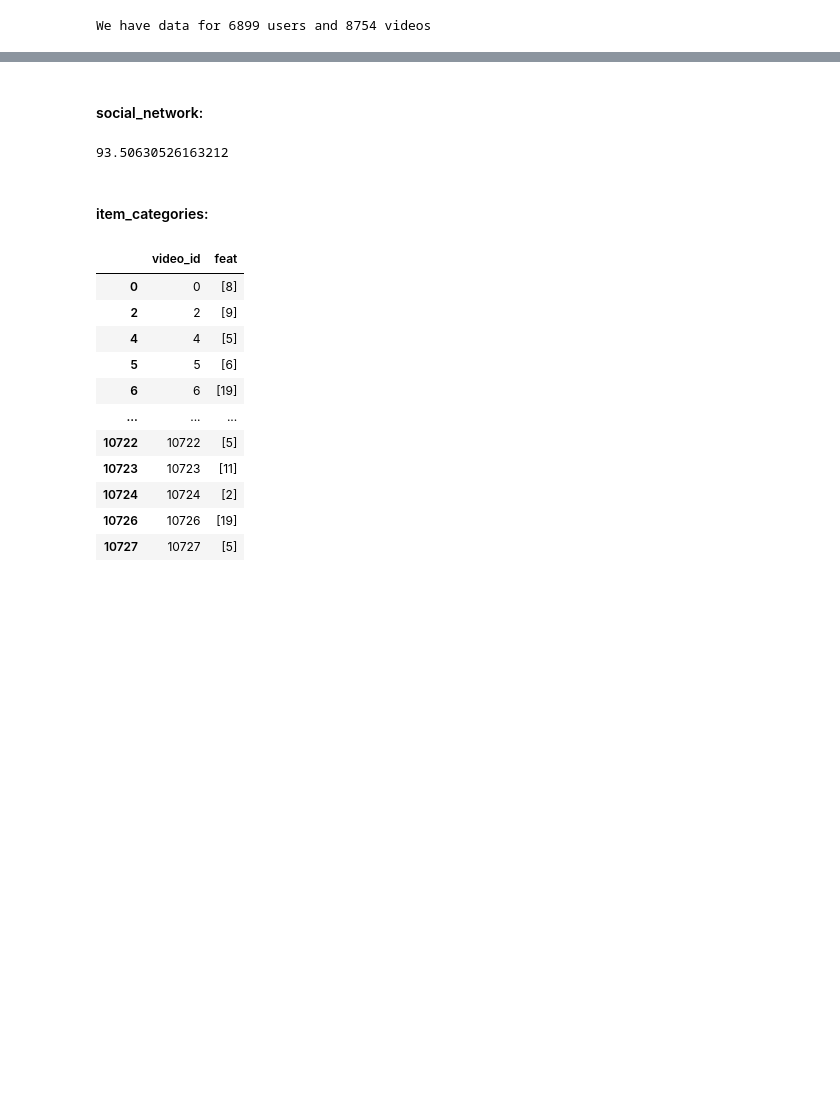
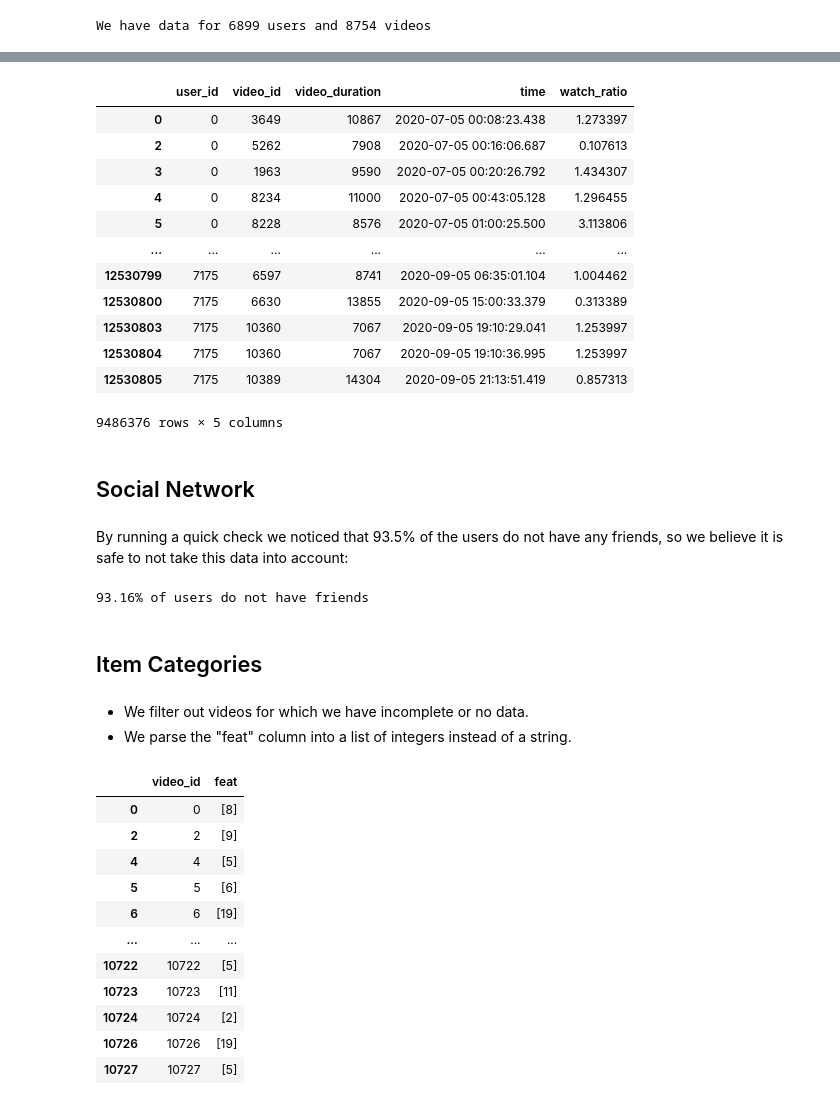
Before and after one commit to PamplemousseCru/FinalProject_2025_Matthias_Laithier, a Jupyter notebook: 01_Data_Preprocessing.ipynb, the cells around one changed output, grey strips where cells are left out. Cells and saved outputs as stored; diff of their text form; code cells hidden in the pictures; blank space fills up the shorter version.

```diff
--- a/01_Data_Preprocessing.ipynb
+++ b/01_Data_Preprocessing.ipynb
@@ -58,49 +75,51 @@ print(small_matrix["time"].min(), small_matrix["time"].max())
 # %%
 def clean_big_small_matrix(df: pd.DataFrame) -> pd.DataFrame:
     cleaned = df.copy()
     cleaned = cleaned.drop(columns=["play_duration", "date", "timestamp"])
-    # We remove duplicates, null values and filter out unrealistic watch_ratio values
+    # Remove duplicates, null values and filter out unrealistic watch_ratio values
     cleaned = cleaned.dropna().drop_duplicates()
     cleaned = cleaned[cleaned["watch_ratio"] < 5]
     cleaned = cleaned[cleaned["watch_ratio"] != 0]
-    # We remove interactions with unknown users or unknown videos
+    cleaned["watch_ratio"] = cleaned.groupby(["user_id", "video_id"])["watch_ratio"].transform("sum")
+    cleaned = cleaned[cleaned["watch_ratio"] < 5]
+    # Remove interactions with unknown users or unknown videos
     cleaned = cleaned[cleaned["user_id"].isin(known_user_ids)]
     cleaned = cleaned[cleaned["video_id"].isin(known_video_ids)]
-    # We convert times to actual times
+    # Convert times to actual times
     cleaned["time"] = pd.to_datetime(cleaned["time"], format="%Y-%m-%d %H:%M:%S.%f", errors="coerce")
-    # We keep the best watch ratio if a user interacted multiple time with the same video, but we keep temporality and duplicate it
-
-    # PUT IT BACK
-    #cleaned["watch_ratio"] = cleaned.groupby(["user_id", "video_id"])["watch_ratio"].transform("max")
-
-    cleaned["watch_ratio"] = cleaned.groupby(["user_id", "video_id"])["watch_ratio"].transform("sum")
-    cleaned = cleaned[cleaned["watch_ratio"] < 5]
-
     assert(not cleaned.isnull().sum().any())
     return cleaned
 
 small_matrix_cleaned = clean_big_small_matrix(small_matrix)
 big_matrix_cleaned = clean_big_small_matrix(big_matrix)
+big_matrix_cleaned
+# %% [output]
+|  | user_id | video_id | video_duration | time | watch_ratio |
+| 0 | 0 | 3649 | 10867 | 2020-07-05 00:08:23.438 | 1.273397 |
+| 2 | 0 | 5262 | 7908 | 2020-07-05 00:16:06.687 | 0.107613 |
+| 3 | 0 | 1963 | 9590 | 2020-07-05 00:20:26.792 | 1.434307 |
+| 4 | 0 | 8234 | 11000 | 2020-07-05 00:43:05.128 | 1.296455 |
+| 5 | 0 | 8228 | 8576 | 2020-07-05 01:00:25.500 | 3.113806 |
+| ... | ... | ... | ... | ... | ... |
+| 12530799 | 7175 | 6597 | 8741 | 2020-09-05 06:35:01.104 | 1.004462 |
+| 12530800 | 7175 | 6630 | 13855 | 2020-09-05 15:00:33.379 | 0.313389 |
+| 12530803 | 7175 | 10360 | 7067 | 2020-09-05 19:10:29.041 | 1.253997 |
+| 12530804 | 7175 | 10360 | 7067 | 2020-09-05 19:10:36.995 | 1.253997 |
+| 12530805 | 7175 | 10389 | 14304 | 2020-09-05 21:13:51.419 | 0.857313 |
+9486376 rows × 5 columns
 # %% [markdown]
-#### social_network:
+## Social Network
+# %% [markdown]
+By running a quick check we noticed that 93.5% of the users do not have any friends, so we believe it is safe to not take this data into account:
 # %%
-social_network_cleaned = social_network.copy()
-# We remove unknown users
-social_network_cleaned = social_network_cleaned[social_network_cleaned.loc[:, "user_id"].isin(known_user_ids)]
-# Convert string to actual list of ints
-social_network_cleaned["friend_list"] = social_network_cleaned["friend_list"].apply(ast.literal_eval)
-# Add friend_count row
-social_network_cleaned["friend_count"] = social_network_cleaned["friend_list"].apply(lambda x : len(x))
-# Add users with no friends for consistency
-missing_ids = [id for id in known_user_ids if id not in social_network_cleaned["user_id"].unique()]
-missing_users_social = pd.DataFrame({"user_id": missing_ids, "friend_list": [[] for _ in range(len(missing_ids))], "friend_count": [0] * len(missing_ids)})
-social_network_cleaned = pd.concat([social_network_cleaned, missing_users_social], ignore_index=True)
-assert(len(social_network_cleaned) == len(known_user_ids))
-# 93.5% of users dont have friends so we won't use it
-print(len(social_network_cleaned[social_network_cleaned["friend_count"] == 0]) / len(social_network_cleaned["friend_count"]) * 100)
+percent_who_have_friends = len(social_network["user_id"].unique()) / len(known_user_ids) * 100
+print(f"{100 - percent_who_have_friends:.2f}% of users do not have friends")
 # %% [output]
-93.50630526163212
+93.16% of users do not have friends
 # %% [markdown]
-#### item_categories:
+## Item Categories
+# %% [markdown]
+- We filter out videos for which we have incomplete or no data.
+- We parse the "feat" column into a list of integers instead of a string.
 # %%
 item_categories_cleaned = item_categories.copy()
```
Also changed, not shown: parts of 11 cells of this notebook.
